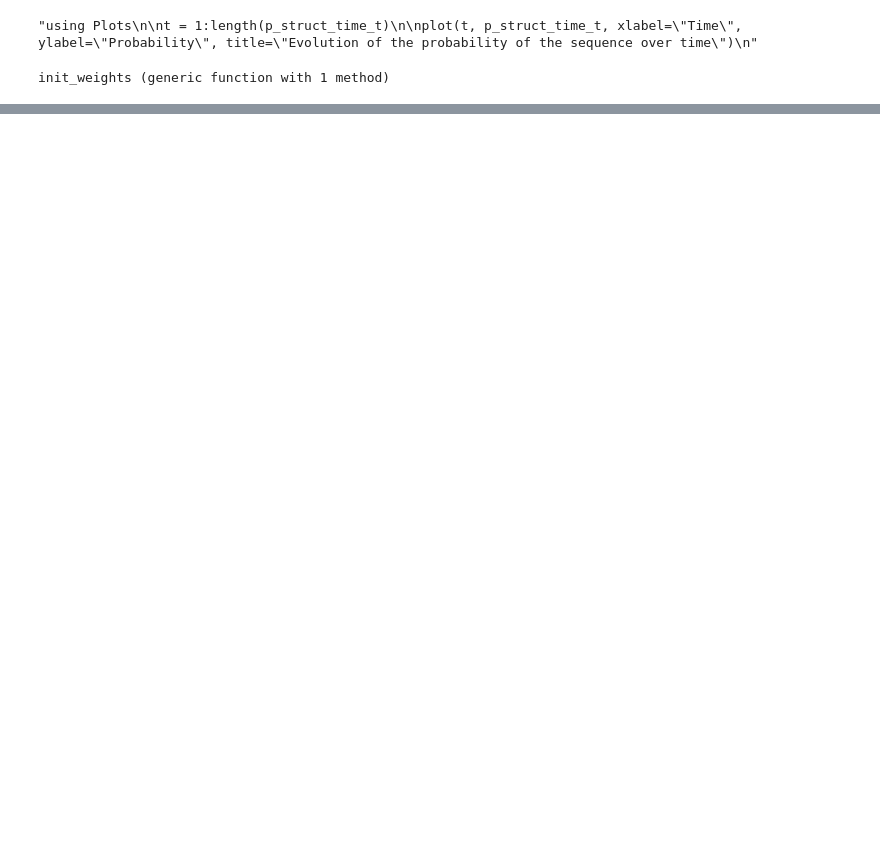
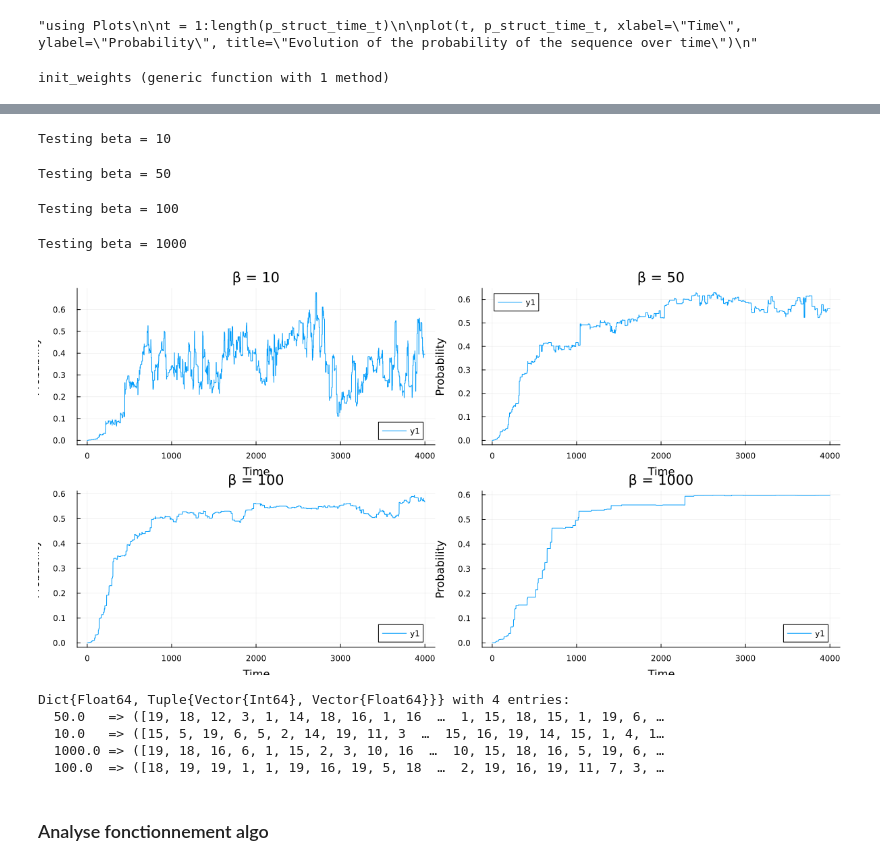
Before and after one commit to 0Marie0/pBIM, a Jupyter notebook: test_julia/test2.ipynb, the cells around one changed output, grey strips where cells are left out. Cells and saved outputs as stored; diff of their text form; code cells hidden in the pictures; blank space fills up the shorter version.

Commit message:
function to benchmark beta

```diff
--- a/test_julia/test2.ipynb
+++ b/test_julia/test2.ipynb
@@ -1187,3 +1177,39 @@ probability_target_structure(all_ctc_maps, final_seq, ttl_energy,target_number)
+# %%
+function benchmark_beta()
+    betas = [10, 50, 100, 1000]
+    results = Dict{Float64, Tuple{Vector{Int}, Vector{Float64}}}()
+    plots = []
+
+    for beta in betas
+        println("Testing beta = $beta")
+        final_seq, p_struct_time_t = algo(seq, target_number, all_ctc_maps, 4000, beta)
+        results[beta] = (final_seq, p_struct_time_t)
+
+        t = 1:length(p_struct_time_t)
+        push!(plots, plot(t, p_struct_time_t, xlabel="Time", ylabel="Probability",
+                          title="β = $beta"))
+    end
+
+    fig = plot(plots..., layout=(2, 2), size=(1200, 600))
+    display(fig)
+
+    return results
+end
+
+benchmark_beta()
+# %% [output]
+Testing beta = 10
+Testing beta = 50
+Testing beta = 100
+Testing beta = 1000
+[figure, added]
+Dict{Float64, Tuple{Vector{Int64}, Vector{Float64}}} with 4 entries:
+  50.0   => ([19, 18, 12, 3, 1, 14, 18, 16, 1, 16  …  1, 15, 18, 15, 1, 19, 6, …
+  10.0   => ([15, 5, 19, 6, 5, 2, 14, 19, 11, 3  …  15, 16, 19, 14, 15, 1, 4, 1…
+  1000.0 => ([19, 18, 16, 6, 1, 15, 2, 3, 10, 16  …  10, 15, 18, 16, 5, 19, 6, …
+  100.0  => ([18, 19, 19, 1, 1, 19, 16, 19, 5, 18  …  2, 19, 16, 19, 11, 7, 3, …
+# %% [markdown]
+### Analyse fonctionnement algo
 # %%
 # Valeurs factices pour l'analyse
 mut_test = (1, 2)                                    # Tuple{Int,Int}
```
Also changed, not shown: parts of 16 cells of this notebook.
